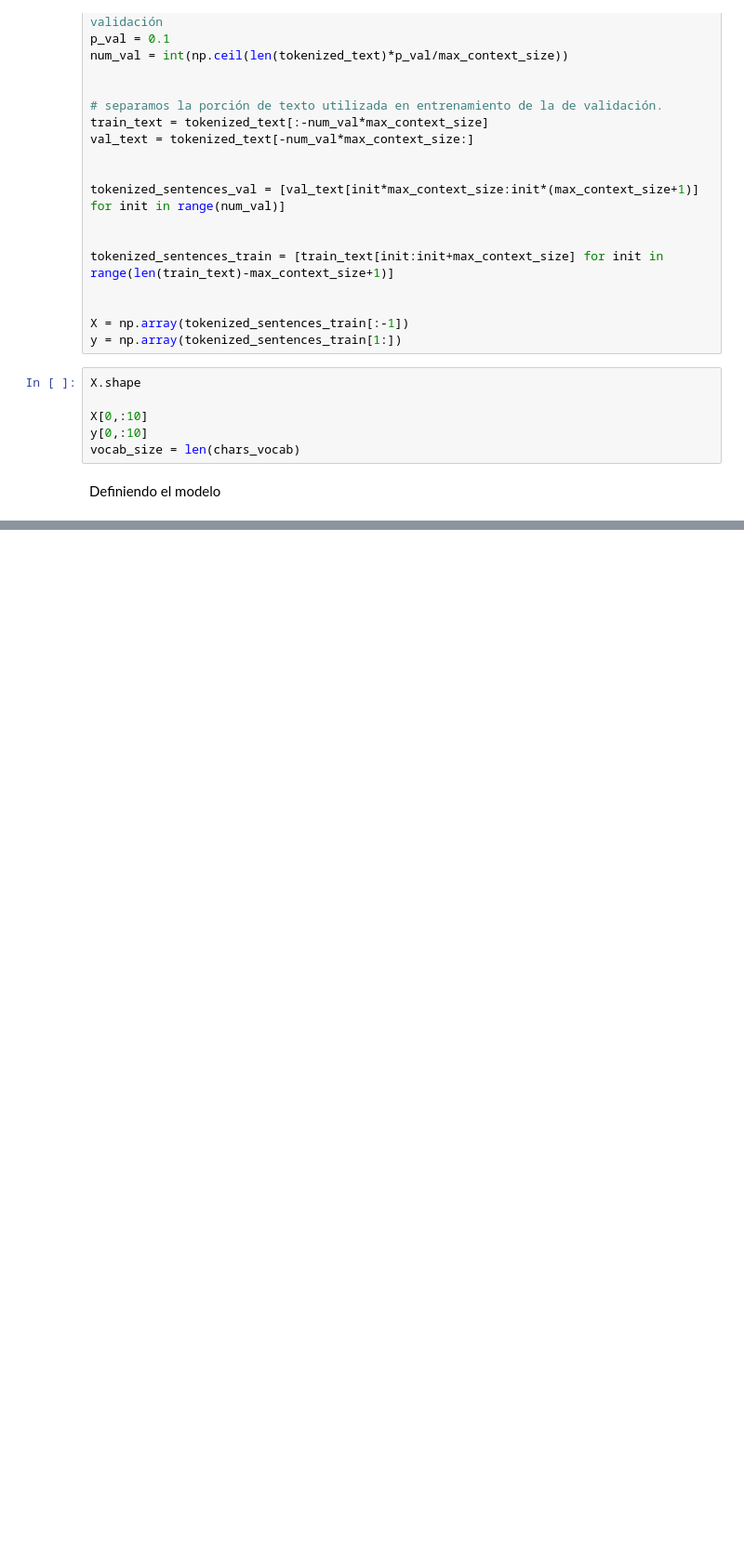
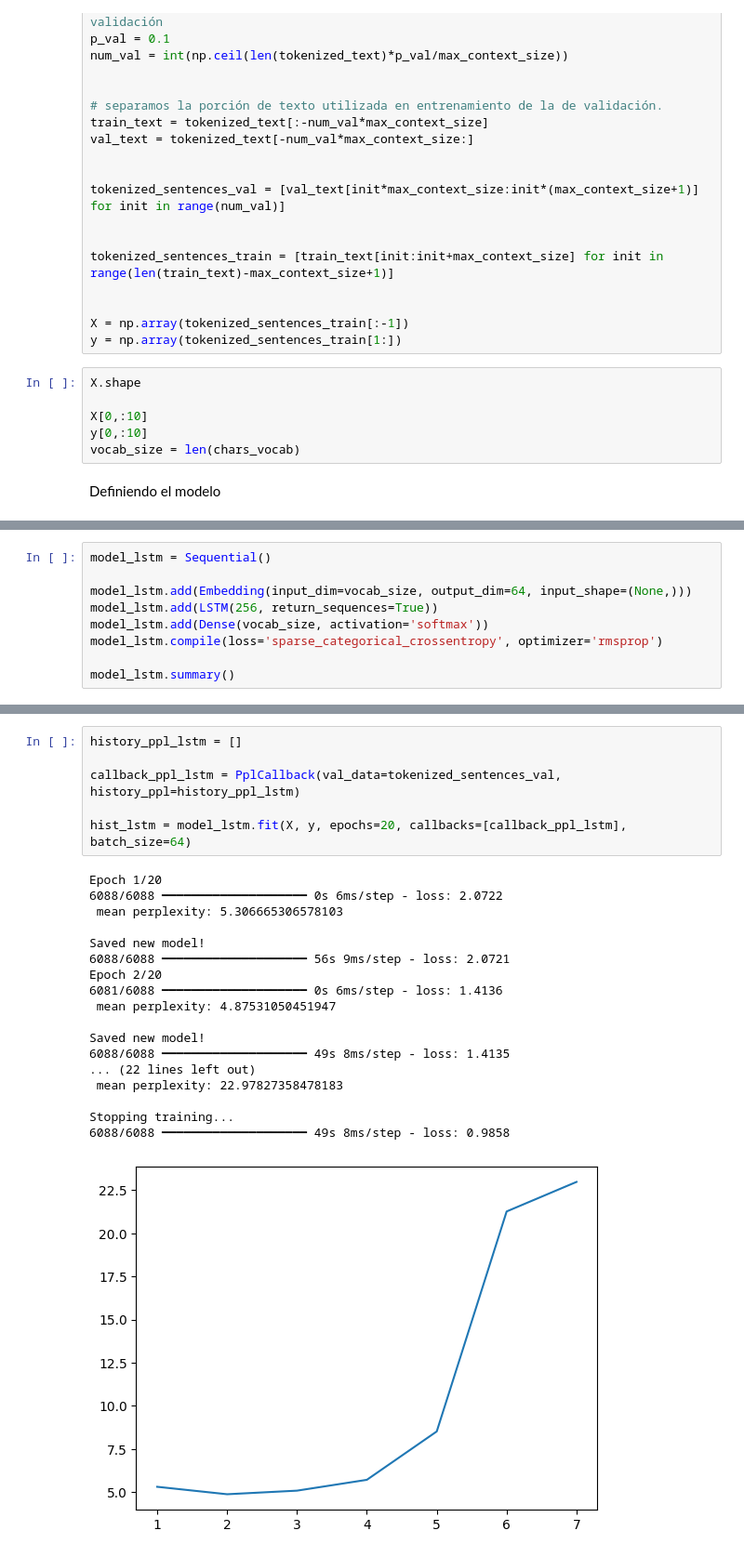
Before and after one commit to antonellagambarte/procesamiento_del_lenguaje_I, a Jupyter notebook: Desafio_3.ipynb, the cells around one changed output, grey strips where cells are left out. Shown at 93% size. Saved outputs shown, nothing was run; the diff lists cells and outputs as text; blank space fills up the shorter version.

```diff
--- a/Desafio_3.ipynb
+++ b/Desafio_3.ipynb
@@ -255,0 +256,9 @@ Saved new model!
+# %%
+model_lstm = Sequential()
+
+model_lstm.add(Embedding(input_dim=vocab_size, output_dim=64, input_shape=(None,)))
+model_lstm.add(LSTM(256, return_sequences=True))
+model_lstm.add(Dense(vocab_size, activation='softmax'))
+model_lstm.compile(loss='sparse_categorical_crossentropy', optimizer='rmsprop')
+
+model_lstm.summary()
@@ -255,0 +279,25 @@ Saved new model!
+# %%
+history_ppl_lstm = []
+
+callback_ppl_lstm = PplCallback(val_data=tokenized_sentences_val, history_ppl=history_ppl_lstm)
+
+hist_lstm = model_lstm.fit(X, y, epochs=20, callbacks=[callback_ppl_lstm], batch_size=64)
+# %% [output]
+Epoch 1/20
+6088/6088 ━━━━━━━━━━━━━━━━━━━━ 0s 6ms/step - loss: 2.0722
+ mean perplexity: 5.306665306578103
+
+Saved new model!
+6088/6088 ━━━━━━━━━━━━━━━━━━━━ 56s 9ms/step - loss: 2.0721
+Epoch 2/20
+6081/6088 ━━━━━━━━━━━━━━━━━━━━ 0s 6ms/step - loss: 1.4136
+ mean perplexity: 4.87531050451947
+
+Saved new model!
+6088/6088 ━━━━━━━━━━━━━━━━━━━━ 49s 8ms/step - loss: 1.4135
+... (22 lines left out)
+ mean perplexity: 22.97827358478183
+
+Stopping training...
+6088/6088 ━━━━━━━━━━━━━━━━━━━━ 49s 8ms/step - loss: 0.9858
+[figure, added]
```
Also changed, not shown: parts of 6 cells of this notebook.
